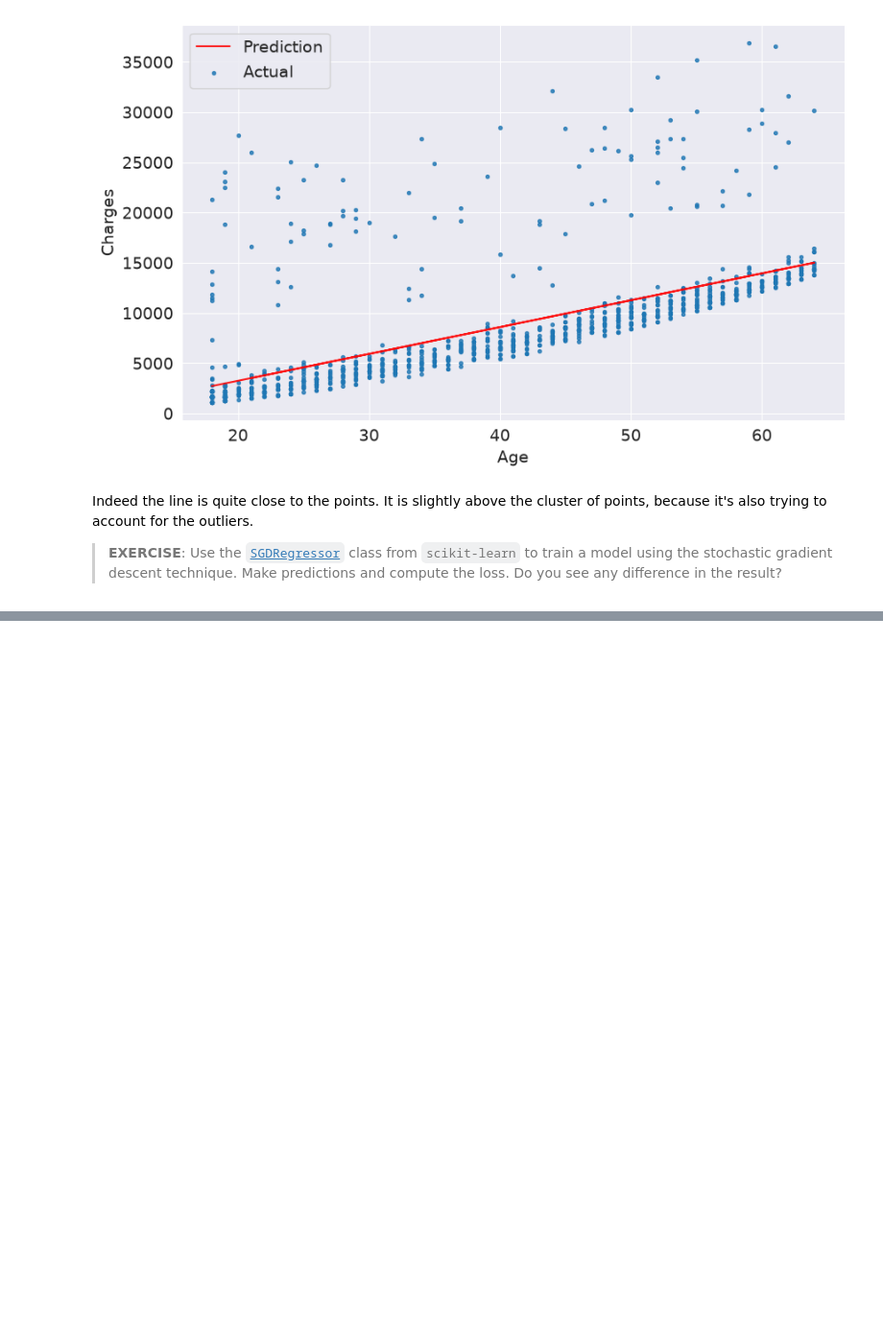
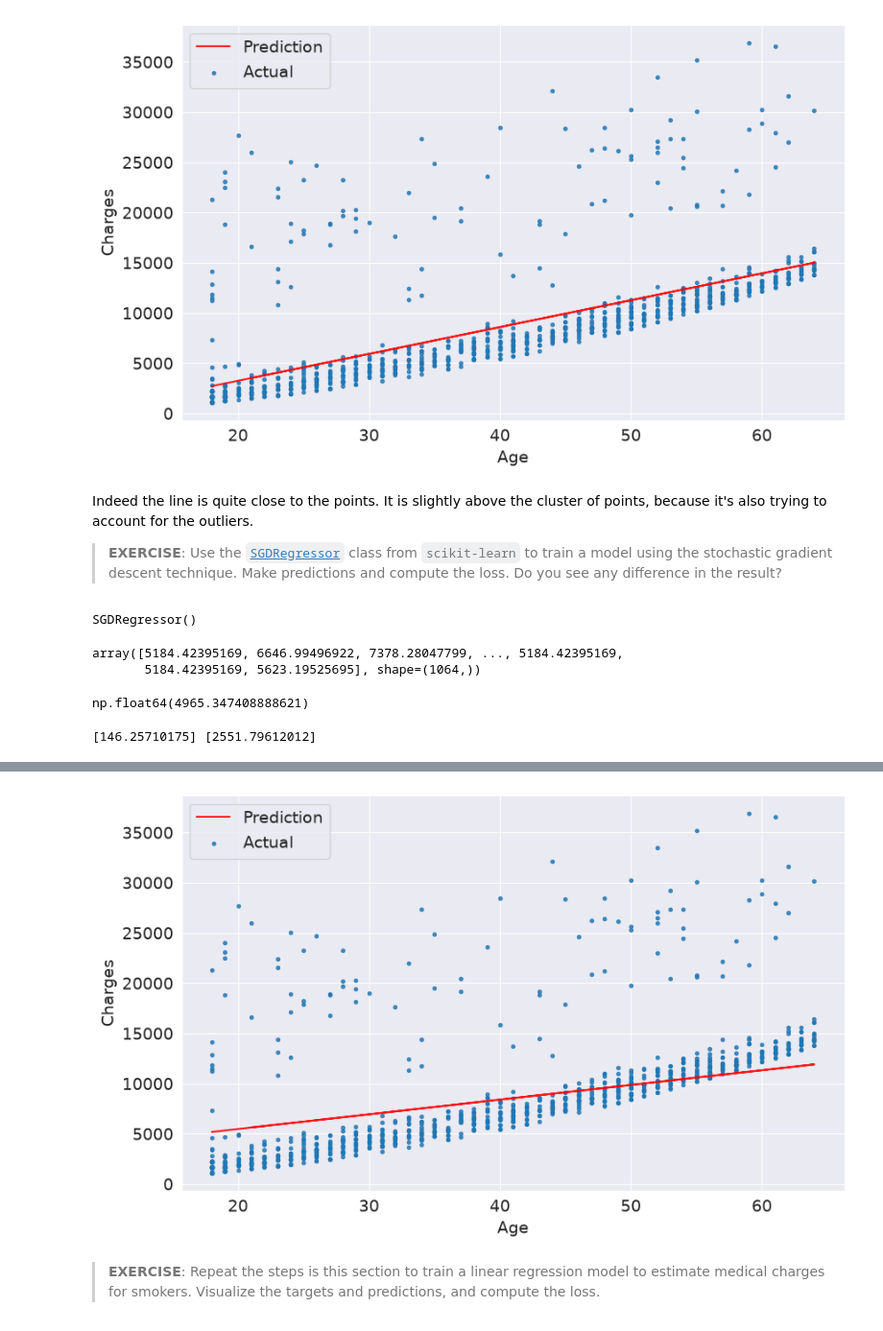
Before and after one commit to ohigginsrodriguez-cloud/Machine-Learning_Course, a Jupyter notebook: Linear-Regression/Medical-Expenses/Model_Single_Feature.ipynb, the cells around one changed output, grey strips where cells are left out. Shown at 96% size. Cells and saved outputs as stored; diff of their text form; code cells hidden in the pictures; blank space fills up the shorter version.

Commit message:
SGDRegressor exercise

```diff
--- a/Linear-Regression/Medical-Expenses/Model_Single_Feature.ipynb
+++ b/Linear-Regression/Medical-Expenses/Model_Single_Feature.ipynb
@@ -496,0 +499,9 @@ Indeed the line is quite close to the points. It is slightly above the cluster o
+# %%
+SGD_model = SGDRegressor()
+# %%
+X = non_smoker_df[['age']]   # features
+y = non_smoker_df.charges # targets
+# %%
+SGD_model.fit(X, y)
+# %% [output]
+SGDRegressor()
@@ -496,0 +510,16 @@ Indeed the line is quite close to the points. It is slightly above the cluster o
+# %%
+SGD_predictions
+# %% [output]
+array([5184.42395169, 6646.99496922, 7378.28047799, ..., 5184.42395169,
+       5184.42395169, 5623.19525695], shape=(1064,))
+# %%
+rmse(y, SGD_predictions)
+# %% [output]
+np.float64(4965.347408888621)
+# %%
+print(SGD_model.coef_, SGD_model.intercept_)
+# %% [output]
+[146.25710175] [2551.79612012]
+# %%
+try_parameters(SGD_model.coef_, SGD_model.intercept_)
+# %% [output]
@@ -496,0 +527,3 @@ Indeed the line is quite close to the points. It is slightly above the cluster o
+[figure, added]
+# %% [markdown]
+> **EXERCISE**: Repeat the steps is this section to train a linear regression model to estimate medical charges for smokers. Visualize the targets and predictions, and compute the loss.
```
Also changed, not shown: parts of 3 cells of this notebook.
